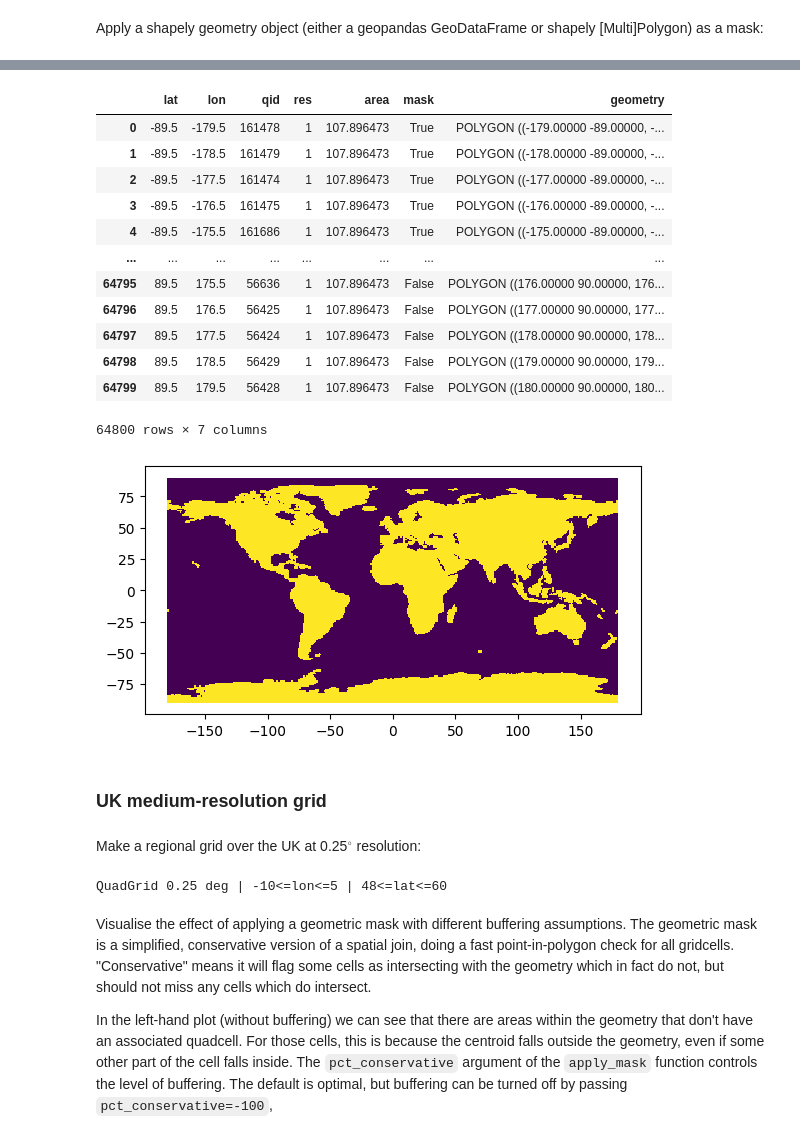
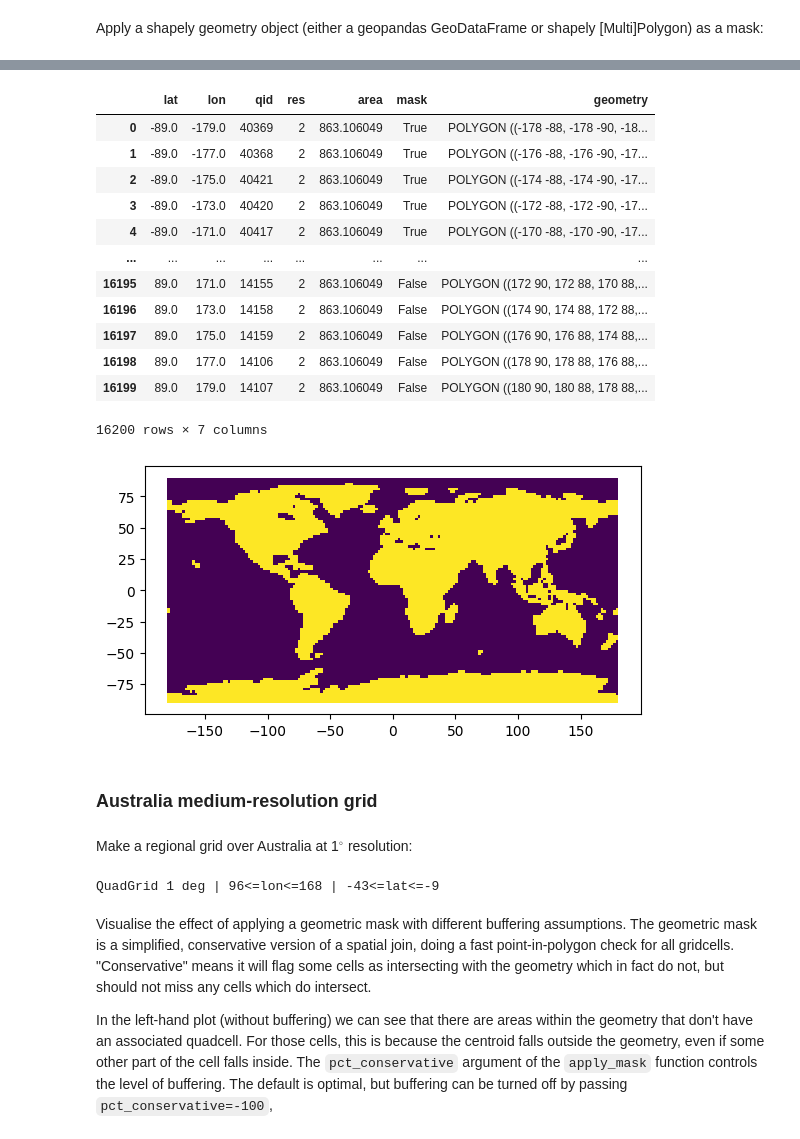
Before and after one commit to MutaharChalmers/quadgrid, a Jupyter notebook: docs/README.ipynb, the cells around one changed output, grey strips where cells are left out. Cells and saved outputs as stored; diff of their text form; code cells hidden in the pictures.

```diff
--- a/docs/README.ipynb
+++ b/docs/README.ipynb
@@ -37,0 +35,4 @@ uk_geom = world.set_index('iso_a3').loc['GBR','geometry']
+# %%
+path = gds.get_path('naturalearth.land')
+world = gpd.read_file(path)
+world.head(2)
@@ -42,4 +55,4 @@ Create global quadgrid at 1.0$^{\circ}$ resolution:
 # %%
-q100_world = qg.QuadGrid(1)
-q100_world
+q200_world = qg.QuadGrid(2)
+q200_world
 # %% [output]
@@ -47,5 +60,5 @@ QuadGrid 1 deg | -180<=lon<=180 | -90<=lat<=90
 # %% [markdown]
 Apply a shapely geometry object (either a geopandas GeoDataFrame or shapely [Multi]Polygon) as a mask:
 # %%
-q100_world.apply_mask(gdf=world)
+q200_world.apply_mask(gdf=world)
 # %%
@@ -73,33 +86,33 @@ q100_world_xr['mask'].plot();
 # %%
-q100_world_gpd = q100_world.to_geopandas()
-q100_world_gpd
+q200_world_gpd = q200_world.to_geopandas()
+q200_world_gpd
 # %% [output]
 |  | lat | lon | qid | res | area | mask | geometry |
-| 0 | -89.5 | -179.5 | 161478 | 1 | 107.896473 | True | POLYGON ((-179.00000 -89.00000, -... |
-| 1 | -89.5 | -178.5 | 161479 | 1 | 107.896473 | True | POLYGON ((-178.00000 -89.00000, -... |
-| 2 | -89.5 | -177.5 | 161474 | 1 | 107.896473 | True | POLYGON ((-177.00000 -89.00000, -... |
-| 3 | -89.5 | -176.5 | 161475 | 1 | 107.896473 | True | POLYGON ((-176.00000 -89.00000, -... |
-| 4 | -89.5 | -175.5 | 161686 | 1 | 107.896473 | True | POLYGON ((-175.00000 -89.00000, -... |
+| 0 | -89.0 | -179.0 | 40369 | 2 | 863.106049 | True | POLYGON ((-178 -88, -178 -90, -18... |
+| 1 | -89.0 | -177.0 | 40368 | 2 | 863.106049 | True | POLYGON ((-176 -88, -176 -90, -17... |
+| 2 | -89.0 | -175.0 | 40421 | 2 | 863.106049 | True | POLYGON ((-174 -88, -174 -90, -17... |
+| 3 | -89.0 | -173.0 | 40420 | 2 | 863.106049 | True | POLYGON ((-172 -88, -172 -90, -17... |
+| 4 | -89.0 | -171.0 | 40417 | 2 | 863.106049 | True | POLYGON ((-170 -88, -170 -90, -17... |
 | ... | ... | ... | ... | ... | ... | ... | ... |
-| 64795 | 89.5 | 175.5 | 56636 | 1 | 107.896473 | False | POLYGON ((176.00000 90.00000, 176... |
-| 64796 | 89.5 | 176.5 | 56425 | 1 | 107.896473 | False | POLYGON ((177.00000 90.00000, 177... |
-| 64797 | 89.5 | 177.5 | 56424 | 1 | 107.896473 | False | POLYGON ((178.00000 90.00000, 178... |
-| 64798 | 89.5 | 178.5 | 56429 | 1 | 107.896473 | False | POLYGON ((179.00000 90.00000, 179... |
-| 64799 | 89.5 | 179.5 | 56428 | 1 | 107.896473 | False | POLYGON ((180.00000 90.00000, 180... |
+| 16195 | 89.0 | 171.0 | 14155 | 2 | 863.106049 | False | POLYGON ((172 90, 172 88, 170 88,... |
+| 16196 | 89.0 | 173.0 | 14158 | 2 | 863.106049 | False | POLYGON ((174 90, 174 88, 172 88,... |
+| 16197 | 89.0 | 175.0 | 14159 | 2 | 863.106049 | False | POLYGON ((176 90, 176 88, 174 88,... |
+| 16198 | 89.0 | 177.0 | 14106 | 2 | 863.106049 | False | POLYGON ((178 90, 178 88, 176 88,... |
+| 16199 | 89.0 | 179.0 | 14107 | 2 | 863.106049 | False | POLYGON ((180 90, 180 88, 178 88,... |
-64800 rows × 7 columns
+16200 rows × 7 columns
 # %%
-q100_world_gpd.plot(column='mask', cmap='viridis');
+q200_world_gpd.plot(column='mask', cmap='viridis');
 # %% [output]
-[figure, old version]
+[figure, new version]
 # %% [markdown]
-### UK medium-resolution grid
+### Australia medium-resolution grid
 # %% [markdown]
-Make a regional grid over the UK at 0.25$^{\circ}$ resolution:
+Make a regional grid over Australia at 1$^{\circ}$ resolution:
 # %%
-q25_UK = qg.QuadGrid(0.25, lon_bounds=(-10, 5), lat_bounds=(48, 60))
-q25_UK
+q100_Aus = qg.QuadGrid(1, lon_bounds=(96, 168), lat_bounds=(-43, -9))
+q100_Aus
 # %% [output]
-QuadGrid 0.25 deg | -10<=lon<=5 | 48<=lat<=60
+QuadGrid 1 deg | 96<=lon<=168 | -43<=lat<=-9
 # %% [markdown]
 Visualise the effect of applying a geometric mask with different buffering assumptions. The geometric mask is a simplified, conservative version of a spatial join, doing a fast point-in-polygon check for all gridcells. "Conservative" means it will flag some cells as intersecting with the geometry which in fact do not, but should not miss any cells which do intersect.
 
```
Also changed, not shown: parts of 20 cells of this notebook.
